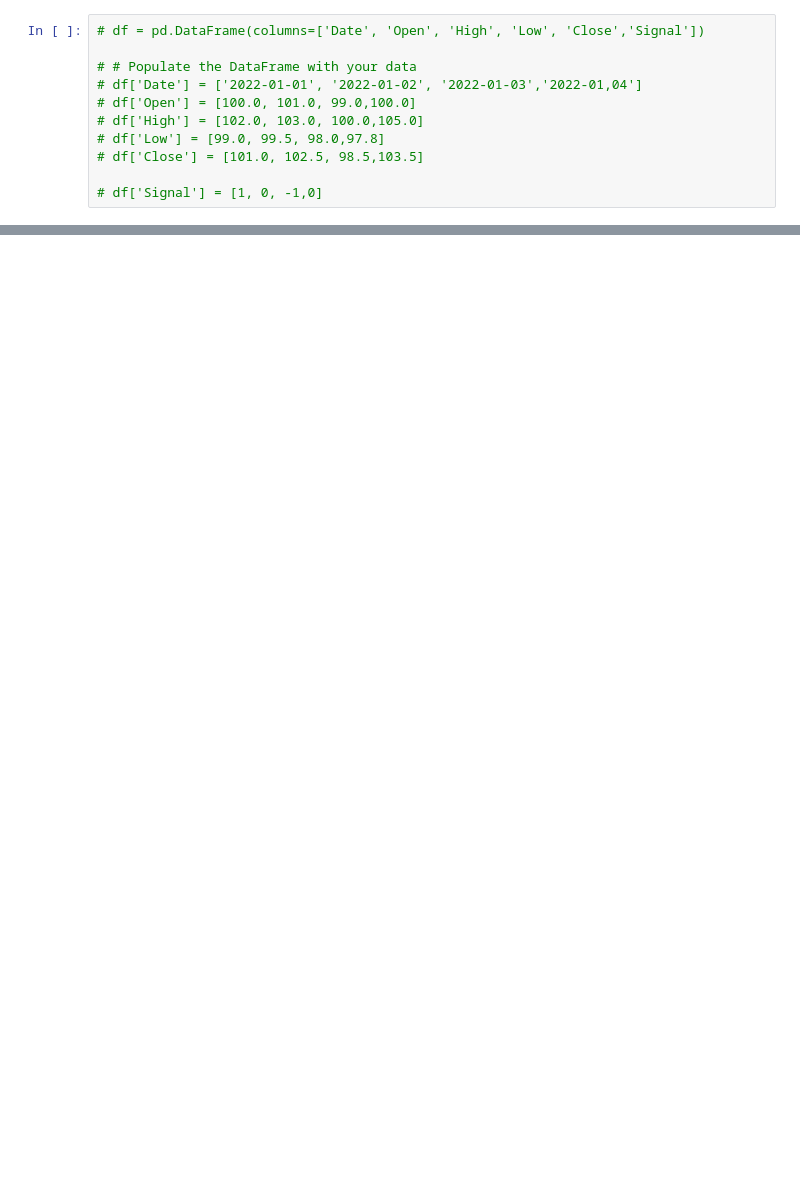
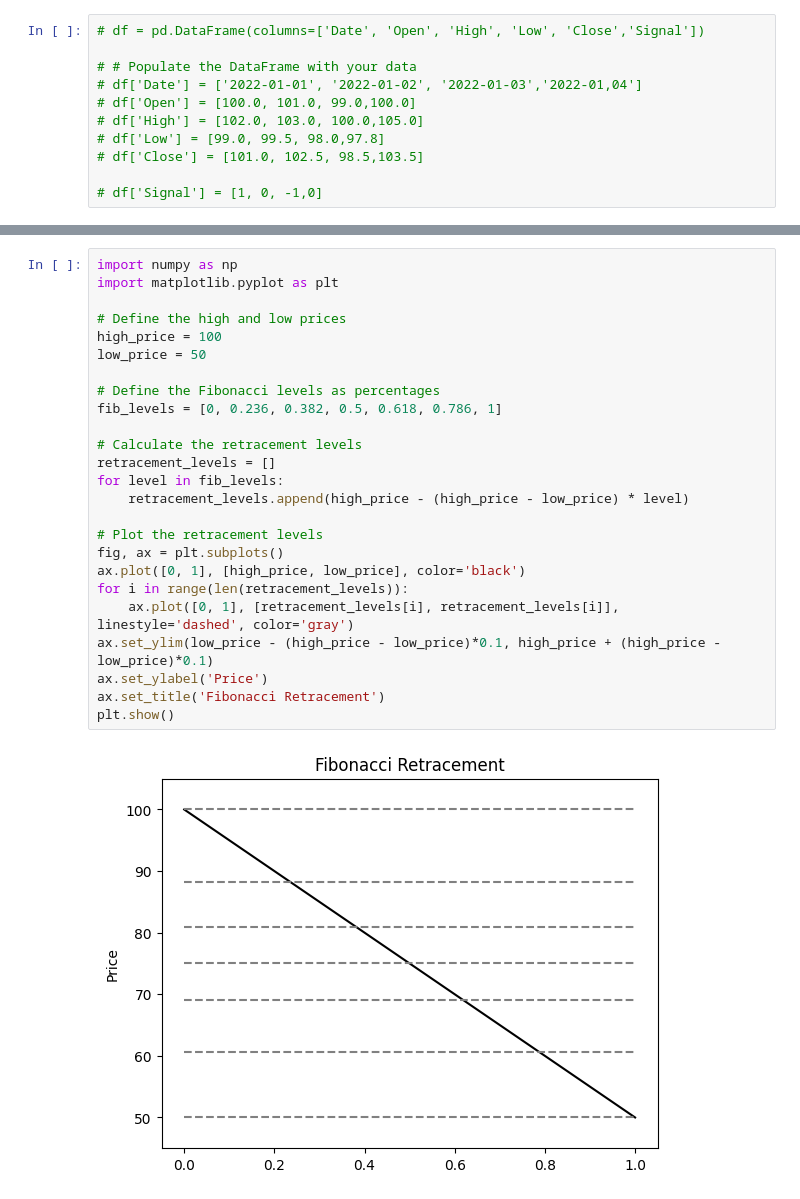
Before and after one commit to kubadlugosz/Geminit-Trading-Bot, a Jupyter notebook: Backtest.ipynb, the cells around one changed output, grey strips where cells are left out. Drawn from its saved outputs; the diff is of its cells as text; blank space fills up the shorter version.

```diff
--- a/Backtest.ipynb
+++ b/Backtest.ipynb
@@ -258,0 +598,27 @@ ImportError: cannot import name 'warnings' from 'matplotlib.dates' (c:\Users\jdl
+# %%
+import numpy as np
+import matplotlib.pyplot as plt
+
+# Define the high and low prices
+high_price = 100
+low_price = 50
+
+# Define the Fibonacci levels as percentages
+fib_levels = [0, 0.236, 0.382, 0.5, 0.618, 0.786, 1]
+
+# Calculate the retracement levels
+retracement_levels = []
+for level in fib_levels:
+    retracement_levels.append(high_price - (high_price - low_price) * level)
+
+# Plot the retracement levels
+fig, ax = plt.subplots()
+ax.plot([0, 1], [high_price, low_price], color='black')
+for i in range(len(retracement_levels)):
+    ax.plot([0, 1], [retracement_levels[i], retracement_levels[i]], linestyle='dashed', color='gray')
+ax.set_ylim(low_price - (high_price - low_price)*0.1, high_price + (high_price - low_price)*0.1)
+ax.set_ylabel('Price')
+ax.set_title('Fibonacci Retracement')
+plt.show()
+# %% [output]
+[figure, added]
```
Also changed, not shown: parts of 24 cells of this notebook, 5 other files.
